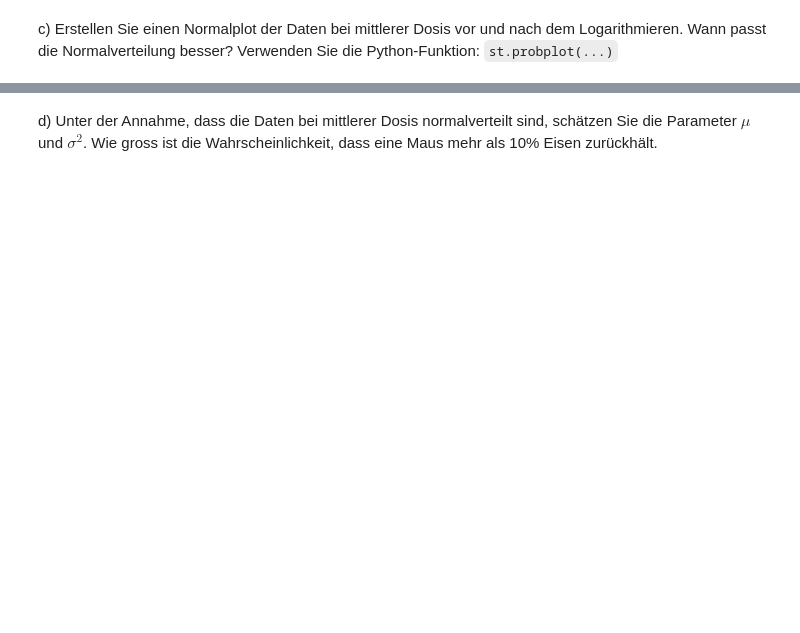
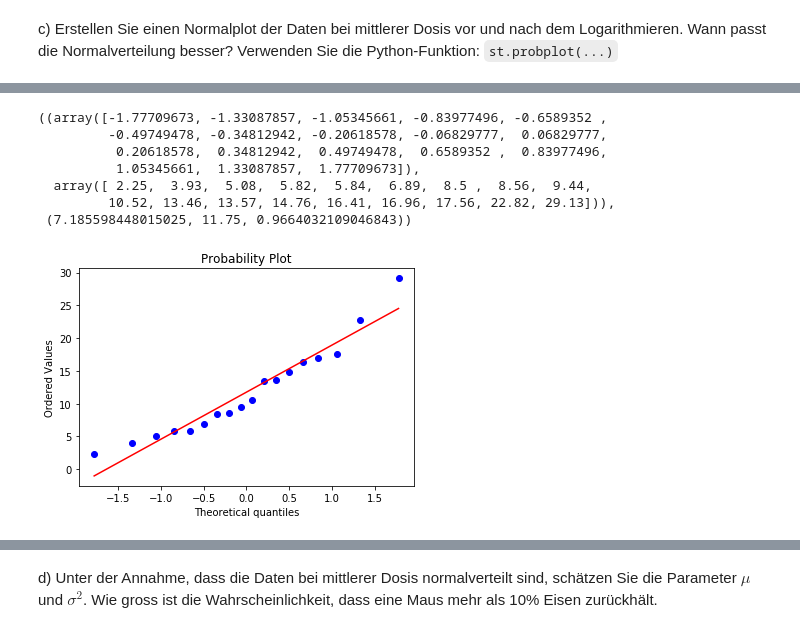
Before and after one commit to randombenj/hslu-statistics, a Jupyter notebook: sw05/exercise-5.3.ipynb, the cells around one changed output, grey strips where cells are left out. Cells and saved outputs as stored; diff of their text form; code cells hidden in the pictures; blank space fills up the shorter version.

```diff
--- a/sw05/exercise-5.3.ipynb
+++ b/sw05/exercise-5.3.ipynb
@@ -11,0 +60,11 @@ c) Erstellen Sie einen Normalplot der Daten bei mittlerer Dosis vor und nach dem
+# %%
+st.probplot(iron['low'], plot=plt)
+# %% [output]
+((array([-1.77709673, -1.33087857, -1.05345661, -0.83977496, -0.6589352 ,
+         -0.49749478, -0.34812942, -0.20618578, -0.06829777,  0.06829777,
+          0.20618578,  0.34812942,  0.49749478,  0.6589352 ,  0.83977496,
+          1.05345661,  1.33087857,  1.77709673]),
+  array([ 2.25,  3.93,  5.08,  5.82,  5.84,  6.89,  8.5 ,  8.56,  9.44,
+         10.52, 13.46, 13.57, 14.76, 16.41, 16.96, 17.56, 22.82, 29.13])),
+ (7.185598448015025, 11.75, 0.9664032109046843))
+[figure, added]
```
Also changed, not shown: parts of 11 cells of this notebook.
